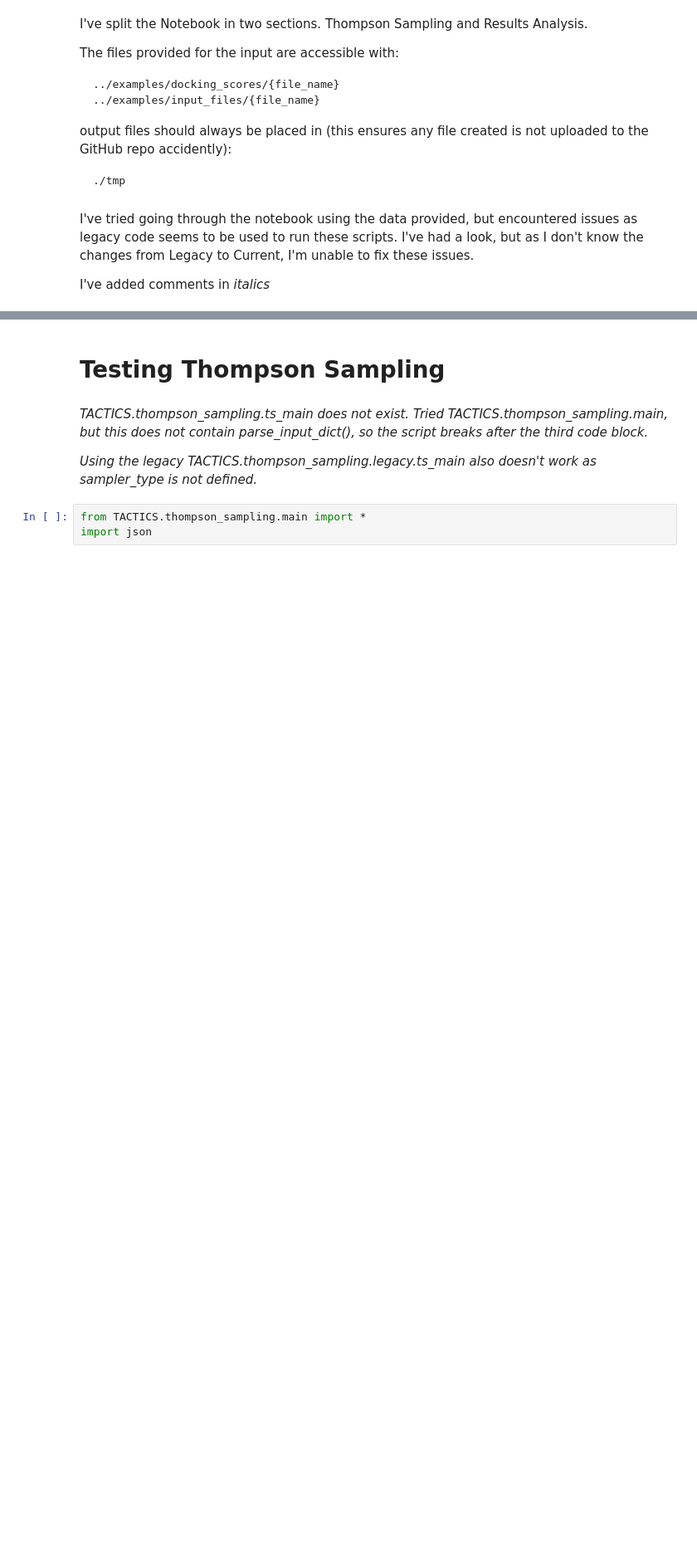
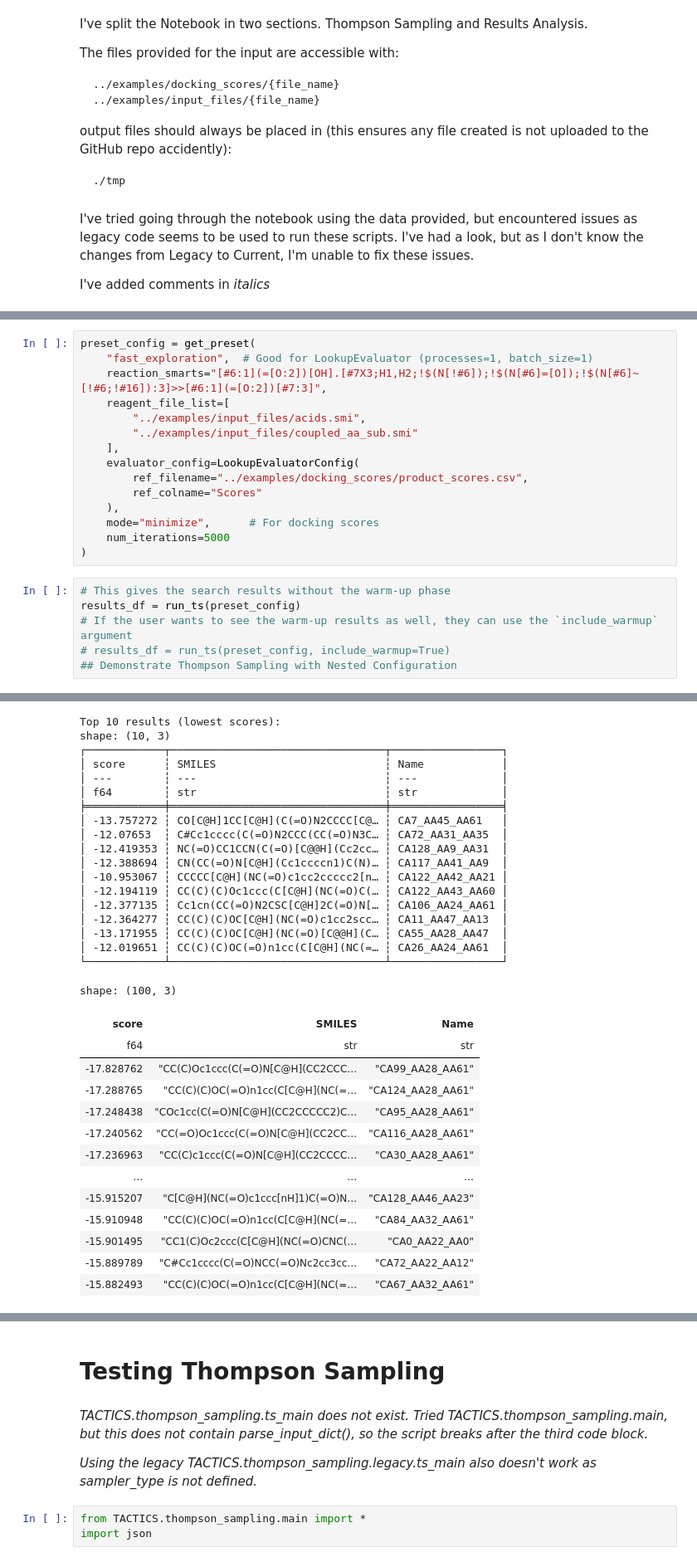
Before and after one commit to aakankschit/TACTICS, a Jupyter notebook: tutorials/thompson_sampling.ipynb, the cells around one changed output, grey strips where cells are left out. Shown: that part at 83% size. Cells and saved outputs as stored; diff of their text form; blank space fills up the shorter version.

```diff
--- a/tutorials/thompson_sampling.ipynb
+++ b/tutorials/thompson_sampling.ipynb
@@ -21,0 +55,22 @@ I've added comments in *italics*
+# %%
+preset_config = get_preset(
+    "fast_exploration",  # Good for LookupEvaluator (processes=1, batch_size=1)
+    reaction_smarts="[#6:1](=[O:2])[OH].[#7X3;H1,H2;!$(N[!#6]);!$(N[#6]=[O]);!$(N[#6]~[!#6;!#16]):3]>>[#6:1](=[O:2])[#7:3]",
+    reagent_file_list=[
+        "../examples/input_files/acids.smi",
+        "../examples/input_files/coupled_aa_sub.smi"
+    ],
+    evaluator_config=LookupEvaluatorConfig(
+        ref_filename="../examples/docking_scores/product_scores.csv",
+        ref_colname="Scores"
+    ),
+    mode="minimize",      # For docking scores
+    num_iterations=5000
+)
+# %%
+# This gives the search results without the warm-up phase
+results_df = run_ts(preset_config)
+# If the user wants to see the warm-up results as well, they can use the `include_warmup` argument
+# results_df = run_ts(preset_config, include_warmup=True)
+## Demonstrate Thompson Sampling with Nested Configuration
+# %% [output]
@@ -21,0 +101,32 @@ I've added comments in *italics*
+Top 10 results (lowest scores):
+shape: (10, 3)
+┌────────────┬─────────────────────────────────┬─────────────────┐
+│ score      ┆ SMILES                          ┆ Name            │
+│ ---        ┆ ---                             ┆ ---             │
+│ f64        ┆ str                             ┆ str             │
+╞════════════╪═════════════════════════════════╪═════════════════╡
+│ -13.757272 ┆ CO[C@H]1CC[C@H](C(=O)N2CCCC[C@… ┆ CA7_AA45_AA61   │
+│ -12.07653  ┆ C#Cc1cccc(C(=O)N2CCC(CC(=O)N3C… ┆ CA72_AA31_AA35  │
+│ -12.419353 ┆ NC(=O)CC1CCN(C(=O)[C@@H](Cc2cc… ┆ CA128_AA9_AA31  │
+│ -12.388694 ┆ CN(CC(=O)N[C@H](Cc1ccccn1)C(N)… ┆ CA117_AA41_AA9  │
+│ -10.953067 ┆ CCCCC[C@H](NC(=O)c1cc2ccccc2[n… ┆ CA122_AA42_AA21 │
+│ -12.194119 ┆ CC(C)(C)Oc1ccc(C[C@H](NC(=O)C(… ┆ CA122_AA43_AA60 │
+│ -12.377135 ┆ Cc1cn(CC(=O)N2CSC[C@H]2C(=O)N[… ┆ CA106_AA24_AA61 │
+│ -12.364277 ┆ CC(C)(C)OC[C@H](NC(=O)c1cc2scc… ┆ CA11_AA47_AA13  │
+│ -13.171955 ┆ CC(C)(C)OC[C@H](NC(=O)[C@@H](C… ┆ CA55_AA28_AA47  │
+│ -12.019651 ┆ CC(C)(C)OC(=O)n1cc(C[C@H](NC(=… ┆ CA26_AA24_AA61  │
+└────────────┴─────────────────────────────────┴─────────────────┘
+shape: (100, 3)
+| score | SMILES | Name |
+| f64 | str | str |
+| -17.828762 | "CC(C)Oc1ccc(C(=O)N[C@H](CC2CCC… | "CA99_AA28_AA61" |
+| -17.288765 | "CC(C)(C)OC(=O)n1cc(C[C@H](NC(=… | "CA124_AA28_AA61" |
+| -17.248438 | "COc1cc(C(=O)N[C@H](CC2CCCCC2)C… | "CA95_AA28_AA61" |
+| -17.240562 | "CC(=O)Oc1ccc(C(=O)N[C@H](CC2CC… | "CA116_AA28_AA61" |
+| -17.236963 | "CC(C)c1ccc(C(=O)N[C@H](CC2CCCC… | "CA30_AA28_AA61" |
+| … | … | … |
+| -15.915207 | "C[C@H](NC(=O)c1ccc[nH]1)C(=O)N… | "CA128_AA46_AA23" |
+| -15.910948 | "CC(C)(C)OC(=O)n1cc(C[C@H](NC(=… | "CA84_AA32_AA61" |
+| -15.901495 | "CC1(C)Oc2ccc(C[C@H](NC(=O)CNC(… | "CA0_AA22_AA0" |
+| -15.889789 | "C#Cc1cccc(C(=O)NCC(=O)Nc2cc3cc… | "CA72_AA22_AA12" |
+| -15.882493 | "CC(C)(C)OC(=O)n1cc(C[C@H](NC(=… | "CA67_AA32_AA61" |
```
Also changed, not shown: parts of 21 cells of this notebook.
